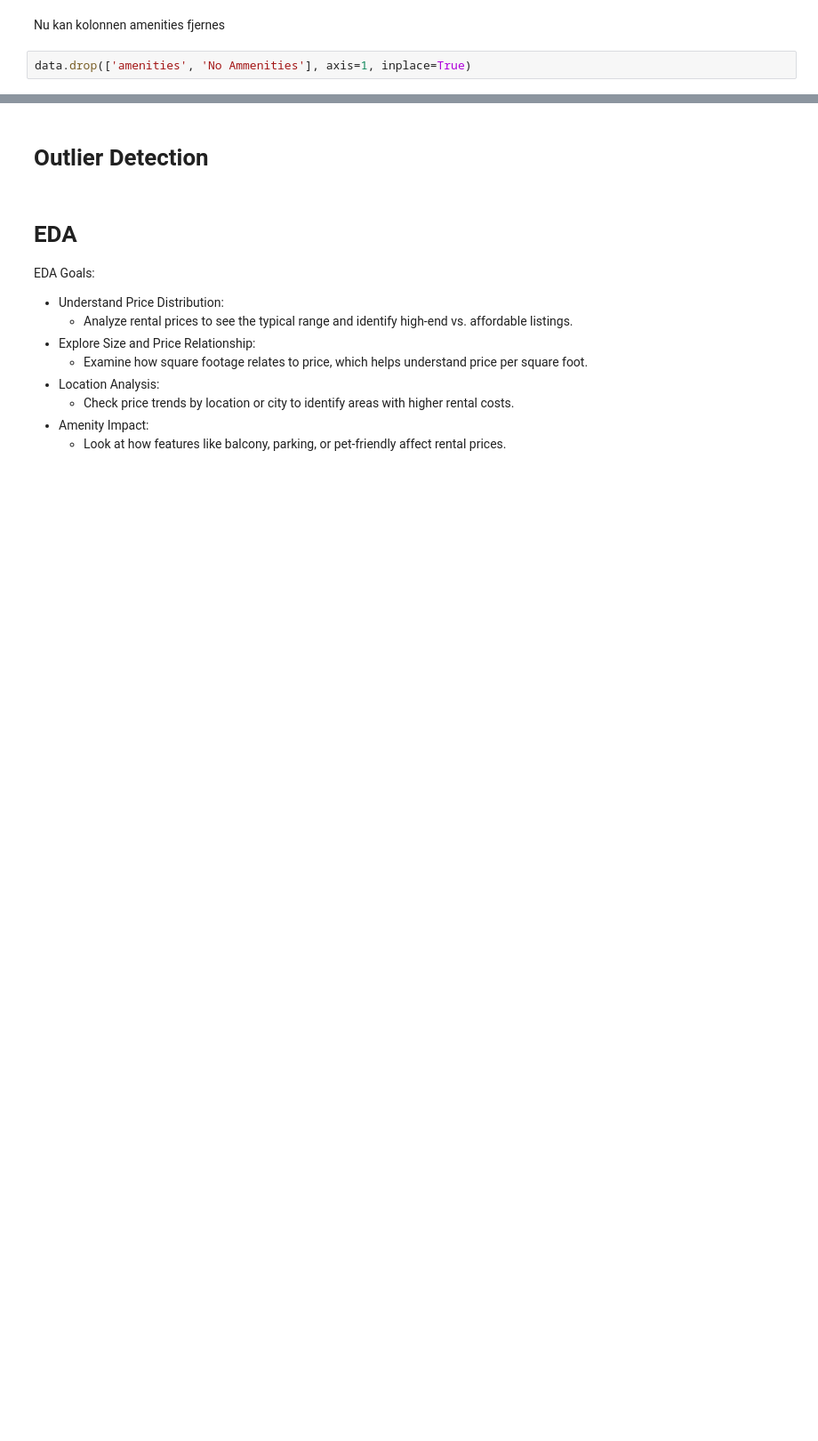
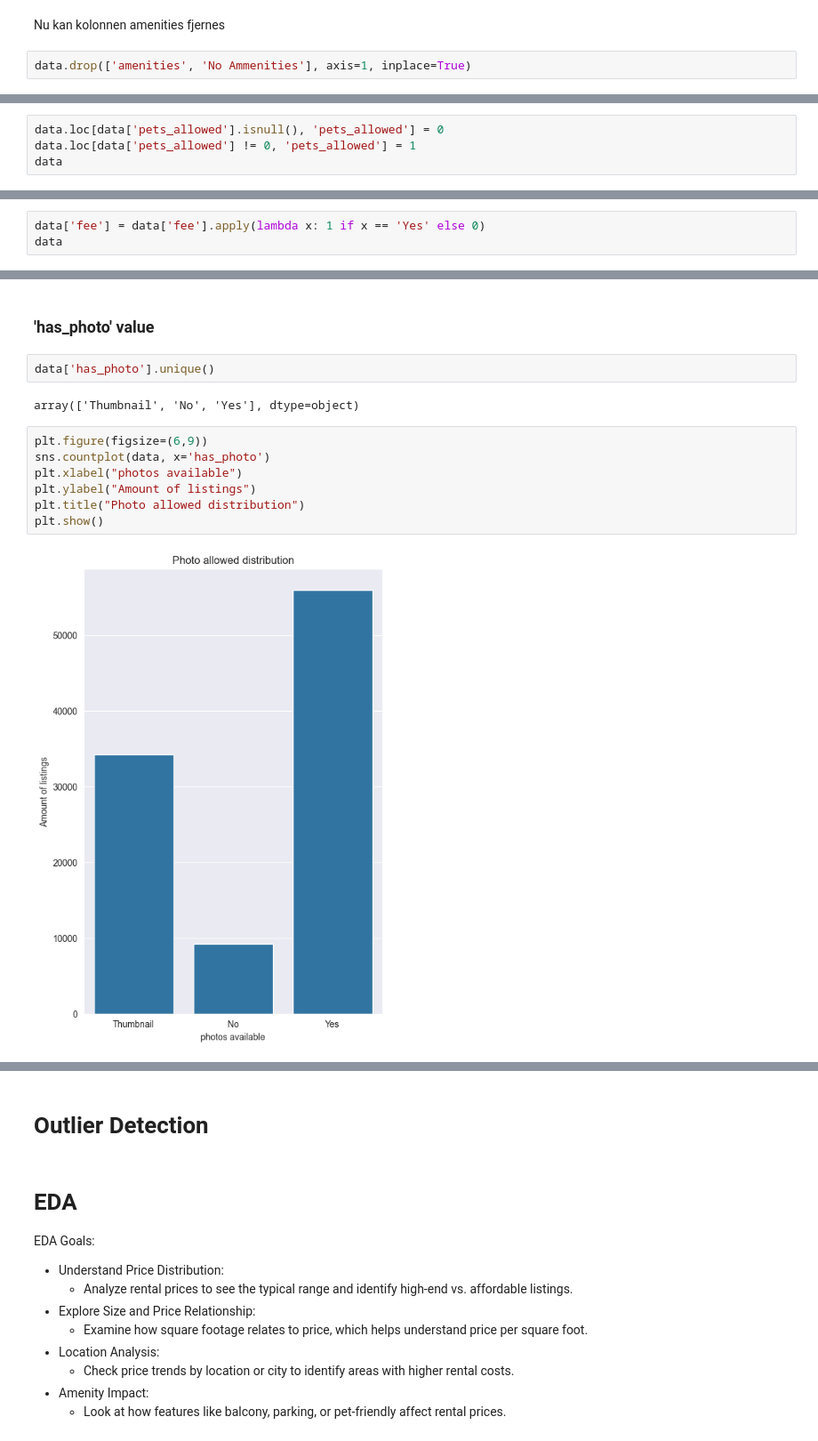
Before and after one commit to Mathias1997/Projekt-Rentprice, a Jupyter notebook: rent_price_exam.ipynb, the cells around one changed output, grey strips where cells are left out. Shown: that part at 89% size. Saved outputs shown, nothing was run; the diff lists cells and outputs as text; blank space fills up the shorter version.

```diff
--- a/rent_price_exam.ipynb
+++ b/rent_price_exam.ipynb
@@ -238,0 +264,4 @@ data
+# %%
+data.loc[data['pets_allowed'].isnull(), 'pets_allowed'] = 0
+data.loc[data['pets_allowed'] != 0, 'pets_allowed'] = 1
+data
@@ -238,0 +290,3 @@ data
+# %%
+data['fee'] = data['fee'].apply(lambda x: 1 if x == 'Yes' else 0)
+data
@@ -238,0 +307,15 @@ data
+# %% [markdown]
+### 'has_photo' value
+# %%
+data['has_photo'].unique()
+# %% [output]
+array(['Thumbnail', 'No', 'Yes'], dtype=object)
+# %%
+plt.figure(figsize=(6,9))
+sns.countplot(data, x='has_photo')
+plt.xlabel("photos available")
+plt.ylabel("Amount of listings")
+plt.title("Photo allowed distribution")
+plt.show()
+# %% [output]
+[figure, added]
```
Also changed, not shown: parts of 27 cells of this notebook.
